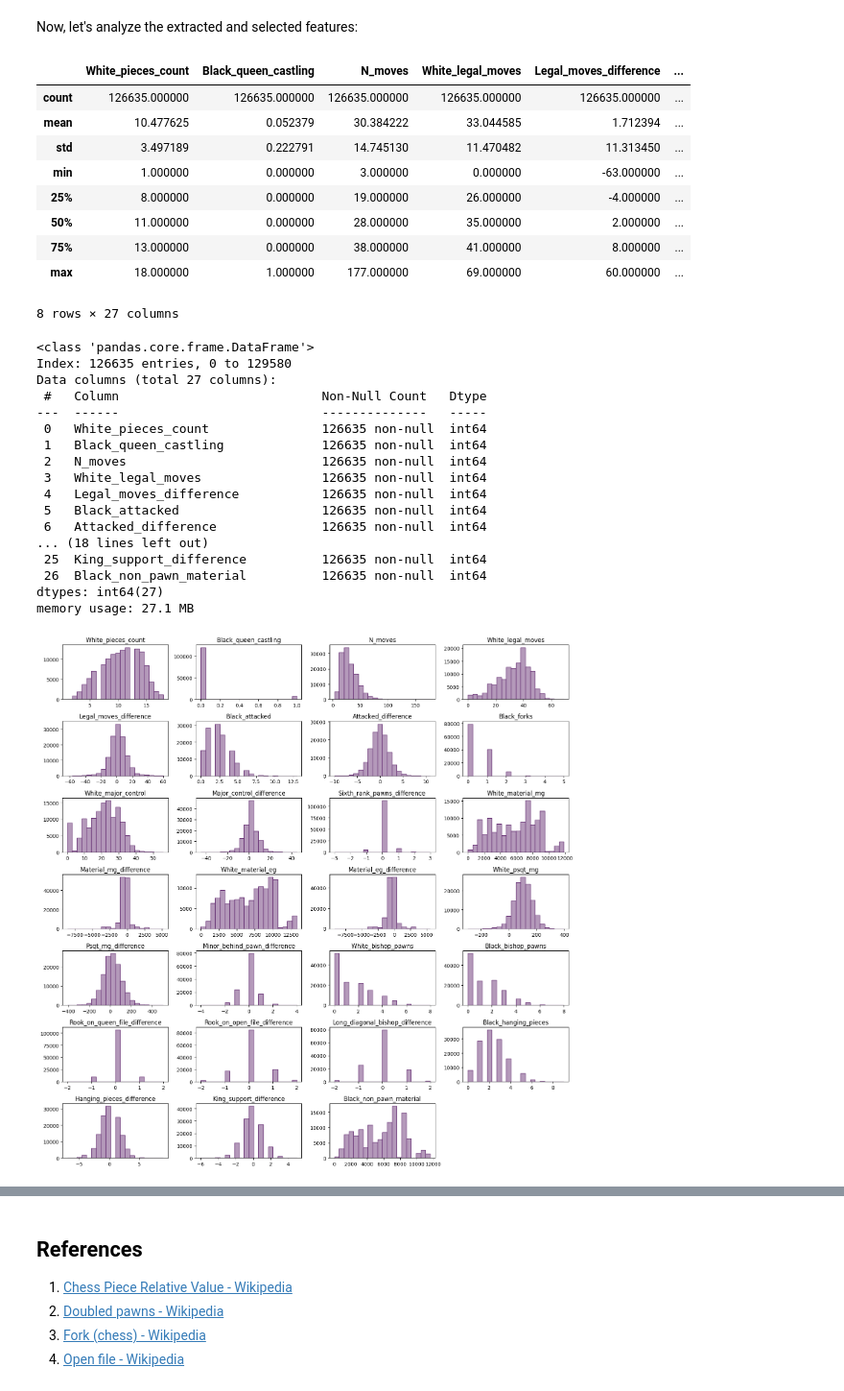
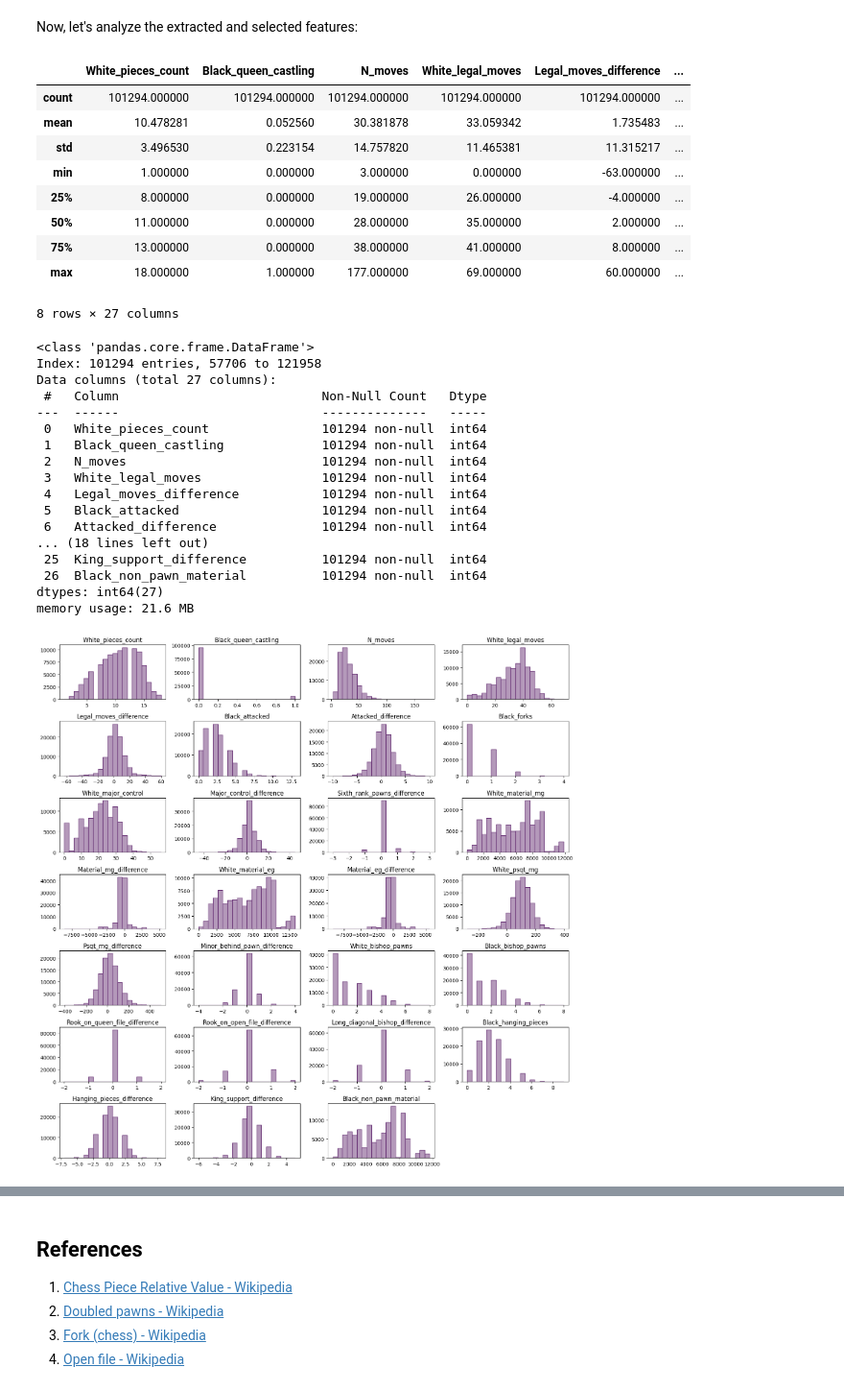
Before and after one commit to albert-ce/kaggle-chess-evaluations, a Jupyter notebook: Kaggle - Chess Evaluations.ipynb, the cells around one changed output, grey strips where cells are left out. Shown at 96% size. Drawn from its saved outputs; the diff is of its cells as text; code cells hidden in the pictures.

Commit message:
Ending model training and testing

```diff
--- a/Kaggle - Chess Evaluations.ipynb
+++ b/Kaggle - Chess Evaluations.ipynb
@@ -1069 +1070,8 @@ In the end, 26 features were kept after removing those with coefficients close t
+# %%
+from sklearn.model_selection import train_test_split
+
+train, test = train_test_split(df, test_size=0.2, random_state=42)
+
+X_test, y_test = test.drop(columns=[target]), test[target]
+fens = fens.iloc[train.index]
 # %% [markdown]
@@ -1116,9 +1124,9 @@ Therefore, let's remove the outliers using the z-score method.
 from scipy.stats import zscore
 
 threshold = 2
-z_score = zscore(df[target])
+z_score = zscore(train[target])
 
 fens_no_outliers = fens[z_score.abs() <= threshold]
-df_no_outliers = df[z_score.abs() <= threshold]
+train_no_outliers = train[z_score.abs() <= threshold]
 # %%
 plt.figure(figsize=(15, 3))
@@ -1145,17 +1155,17 @@ This evaluation is still an outlier, but it feels more reasonable. It reflects a
 # %%
 fens = fens_no_outliers
-df = df_no_outliers
+train = train_no_outliers
 
-X, y = df.drop(columns=[target]), df[target]
+X_train, y_train = train.drop(columns=[target]), train[target]
 # %% [markdown]
 Now, let's analyze the extracted and selected features:
 # %%
-X.describe()
+X_train.describe()
 # %% [output]
 |  | White_pieces_count | Black_queen_castling | N_moves | White_legal_moves | Legal_moves_difference | ... |
-| count | 126635.000000 | 126635.000000 | 126635.000000 | 126635.000000 | 126635.000000 | ... |
-| mean | 10.477625 | 0.052379 | 30.384222 | 33.044585 | 1.712394 | ... |
-| std | 3.497189 | 0.222791 | 14.745130 | 11.470482 | 11.313450 | ... |
+| count | 101294.000000 | 101294.000000 | 101294.000000 | 101294.000000 | 101294.000000 | ... |
+| mean | 10.478281 | 0.052560 | 30.381878 | 33.059342 | 1.735483 | ... |
+| std | 3.496530 | 0.223154 | 14.757820 | 11.465381 | 11.315217 | ... |
 | min | 1.000000 | 0.000000 | 3.000000 | 0.000000 | -63.000000 | ... |
 | 25% | 8.000000 | 0.000000 | 19.000000 | 26.000000 | -4.000000 | ... |
 | 50% | 11.000000 | 0.000000 | 28.000000 | 35.000000 | 2.000000 | ... |
@@ -1163,44 +1173,44 @@ X.describe()
 | max | 18.000000 | 1.000000 | 177.000000 | 69.000000 | 60.000000 | ... |
 8 rows × 27 columns
 # %%
-X.info()
+X_train.info()
 # %% [output]
 <class 'pandas.core.frame.DataFrame'>
-Index: 126635 entries, 0 to 129580
+Index: 101294 entries, 57706 to 121958
 Data columns (total 27 columns):
  #   Column                           Non-Null Count   Dtype
 ---  ------                           --------------   -----
- 0   White_pieces_count               126635 non-null  int64
- 1   Black_queen_castling             126635 non-null  int64
- 2   N_moves                          126635 non-null  int64
- 3   White_legal_moves                126635 non-null  int64
- 4   Legal_moves_difference           126635 non-null  int64
- 5   Black_attacked                   126635 non-null  int64
- 6   Attacked_difference              126635 non-null  int64
+ 0   White_pieces_count               101294 non-null  int64
+ 1   Black_queen_castling             101294 non-null  int64
+ 2   N_moves                          101294 non-null  int64
+ 3   White_legal_moves                101294 non-null  int64
+ 4   Legal_moves_difference           101294 non-null  int64
+ 5   Black_attacked                   101294 non-null  int64
+ 6   Attacked_difference              101294 non-null  int64
 ... (18 lines left out)
- 25  King_support_difference          126635 non-null  int64
- 26  Black_non_pawn_material          126635 non-null  int64
+ 25  King_support_difference          101294 non-null  int64
+ 26  Black_non_pawn_material          101294 non-null  int64
 dtypes: int64(27)
-memory usage: 27.1 MB
+memory usage: 21.6 MB
 # %%
 import matplotlib.pyplot as plt
 
-n_features = len(X.columns)
+n_features = len(X_train.columns)
 n_cols = 4
 n_rows = (n_features // n_cols) + (n_features % n_cols > 0)
 
 fig, axes = plt.subplots(n_rows, n_cols, figsize=(15, 15))
 axes = axes.flatten()
 
-for i, feature in enumerate(X):
-    axes[i].hist(df[feature], bins=20, edgecolor='#673174', color='#b499ba')
+for i, feature in enumerate(X_train):
+    axes[i].hist(X_train[feature], bins=20, edgecolor='#673174', color='#b499ba')
     axes[i].set_title(feature)
 
 for j in range(i + 1, len(axes)):
     axes[j].axis('off')
 
 plt.tight_layout()
 plt.show()
 # %% [output]
-[figure, old version]
+[figure, new version]
 # %% [markdown]
```
Also changed, not shown: parts of 34 cells of this notebook.
